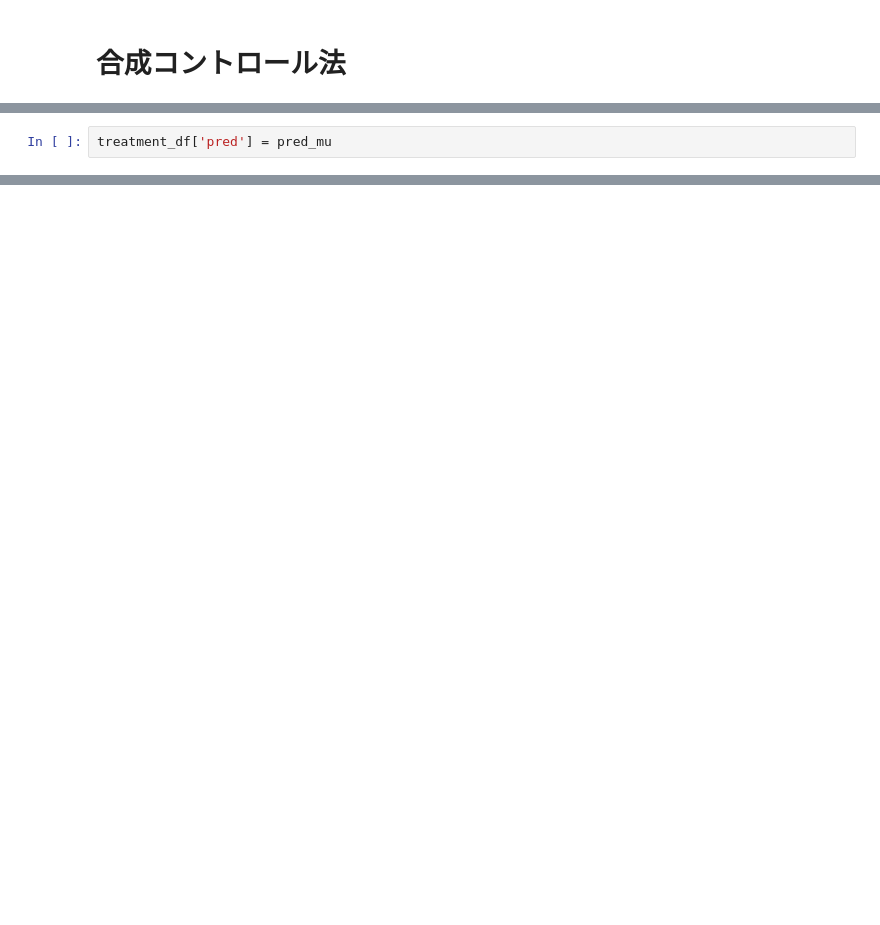
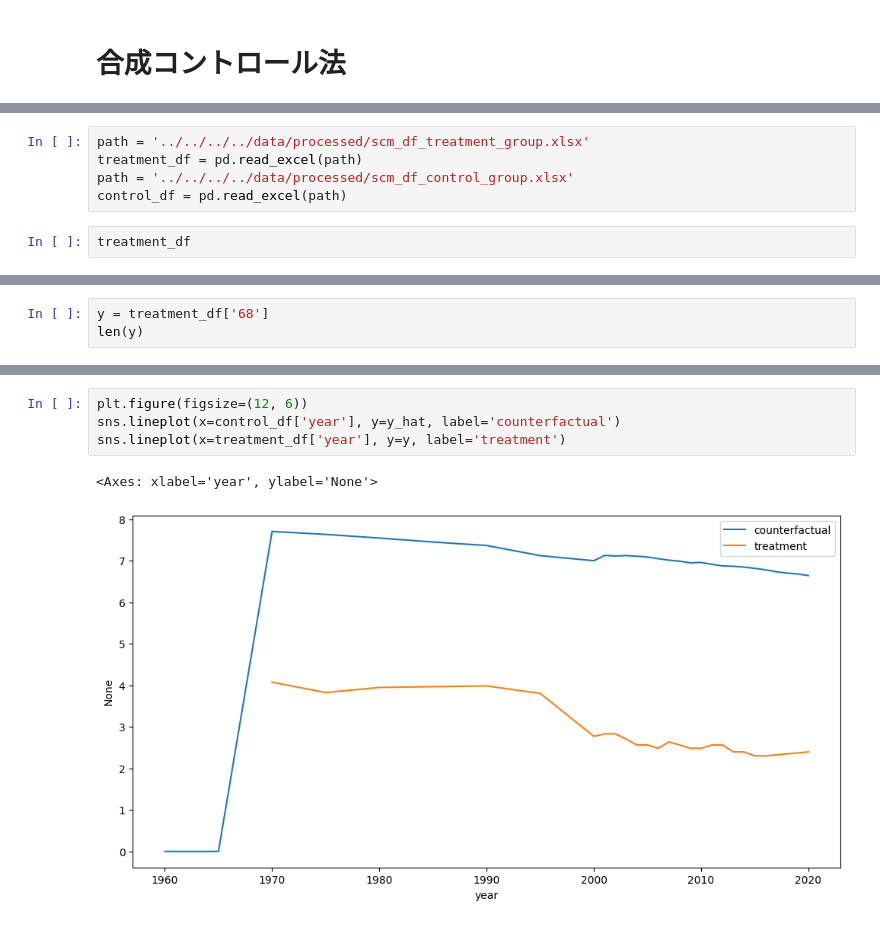
Before and after one commit to Keisei-Akiya/bridge-straw-effects, a Jupyter notebook: src/analysis/frequency/scm/scm.ipynb, the cells around one changed output, grey strips where cells are left out. Drawn from its saved outputs; the diff is of its cells as text; blank space fills up the shorter version.

```diff
--- a/src/analysis/frequency/scm/scm.ipynb
+++ b/src/analysis/frequency/scm/scm.ipynb
@@ -75,2 +11,7 @@ array([8.6304996 , 8.57260427, 8.35163794, 8.15214428, 8.07218984,
+# %%
+path = '../../../../data/processed/scm_df_treatment_group.xlsx'
+treatment_df = pd.read_excel(path)
+path = '../../../../data/processed/scm_df_control_group.xlsx'
+control_df = pd.read_excel(path)
 # %%
-treatment_df['pred'] = pred_mu
+treatment_df
@@ -116,0 +37,3 @@ for island_id in treatment_df['island_ids'].unique():
+# %%
+y = treatment_df['68']
+len(y)
@@ -116,0 +66,7 @@ for island_id in treatment_df['island_ids'].unique():
+# %%
+plt.figure(figsize=(12, 6))
+sns.lineplot(x=control_df['year'], y=y_hat, label='counterfactual')
+sns.lineplot(x=treatment_df['year'], y=y, label='treatment')
+# %% [output]
+<Axes: xlabel='year', ylabel='None'>
+[figure, added]
```
Also changed, not shown: parts of 20 cells of this notebook, 4 other files.
